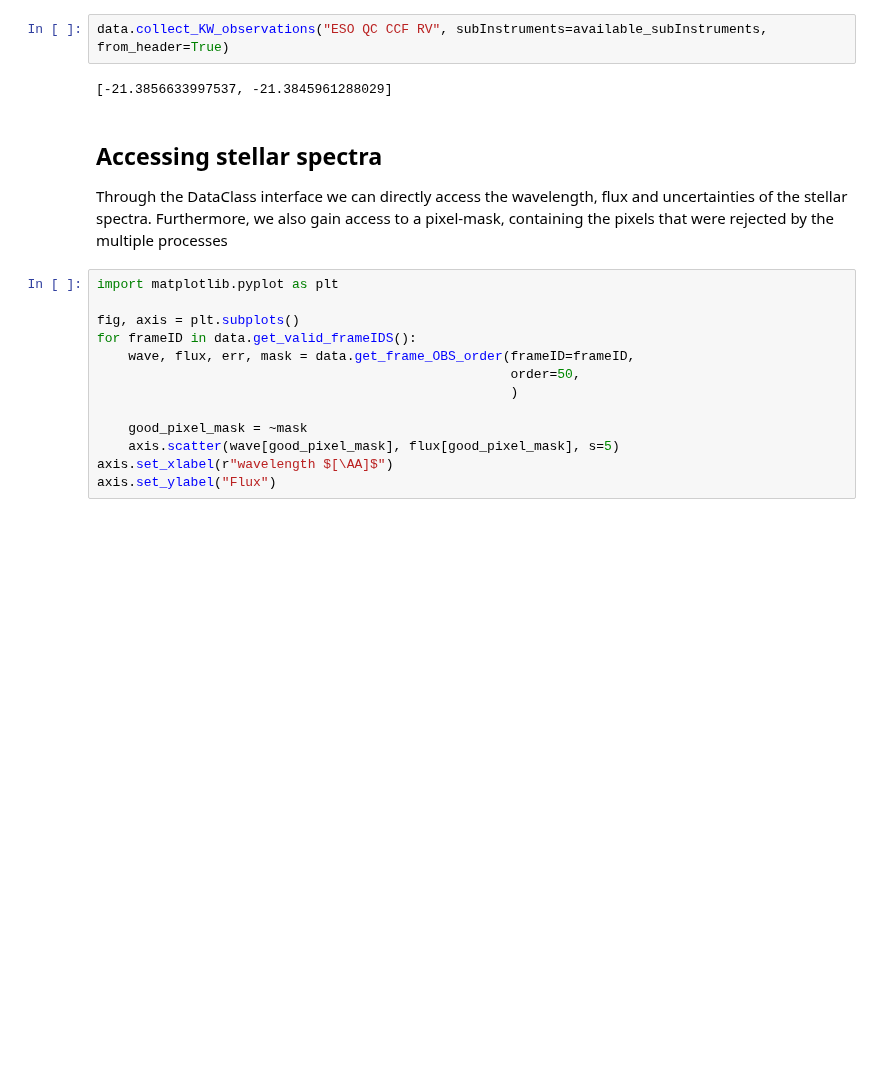
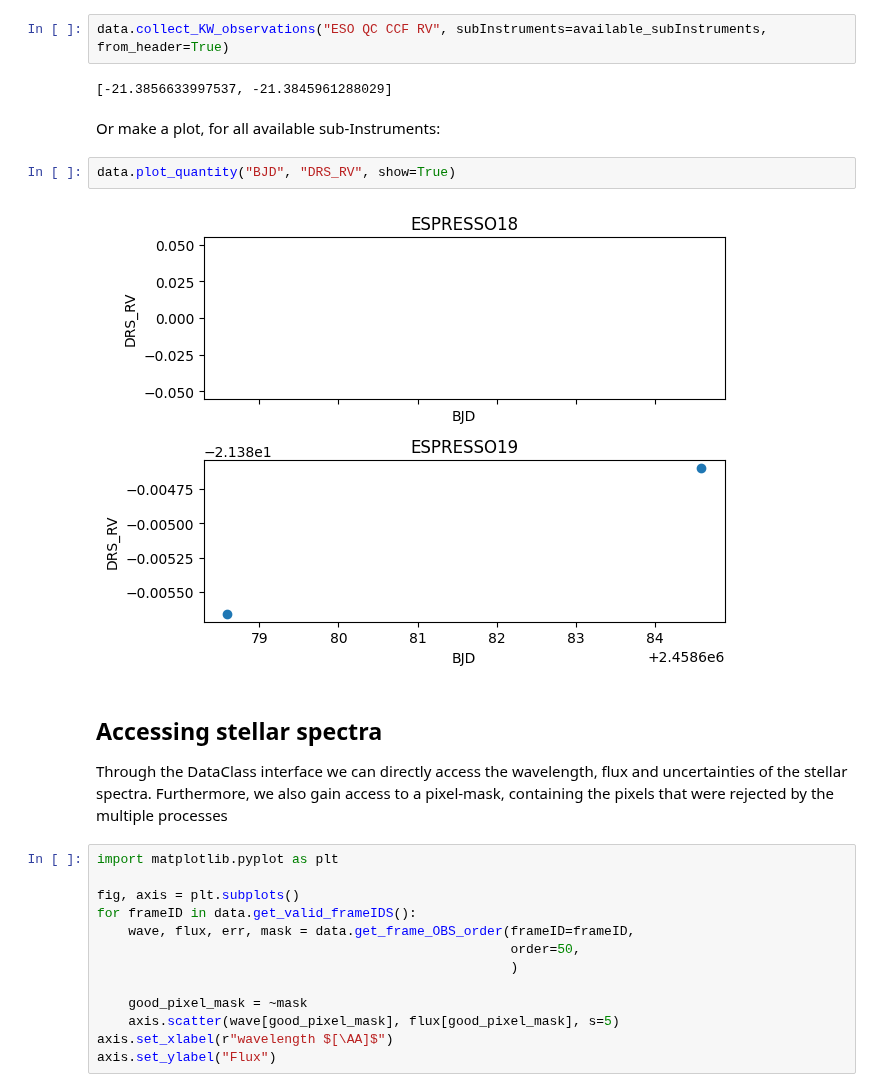
Before and after one commit to Kamuish/ASTRA, a Jupyter notebook: docs/spectra/access_spectra.ipynb, the cells around one changed output. Saved outputs shown, nothing was run; the diff lists cells and outputs as text; blank space fills up the shorter version.

Commit message:
Update DataClass to make plot of quantities

```diff
--- a/docs/spectra/access_spectra.ipynb
+++ b/docs/spectra/access_spectra.ipynb
@@ -97,6 +68,12 @@ In alternative, we can ask ASTRA to load the keywords directly from the header
 data.collect_KW_observations("ESO QC CCF RV", subInstruments=available_subInstruments, from_header=True)
 # %% [output]
 [-21.3856633997537, -21.3845961288029]
+# %% [markdown]
+Or make a plot, for all available sub-Instruments:
+# %%
+data.plot_quantity("BJD", "DRS_RV", show=True)
+# %% [output]
+[figure, added]
 # %% [markdown]
 ## Accessing stellar spectra
 
```
Also changed, not shown: parts of 2 cells of this notebook, 2 other files.
